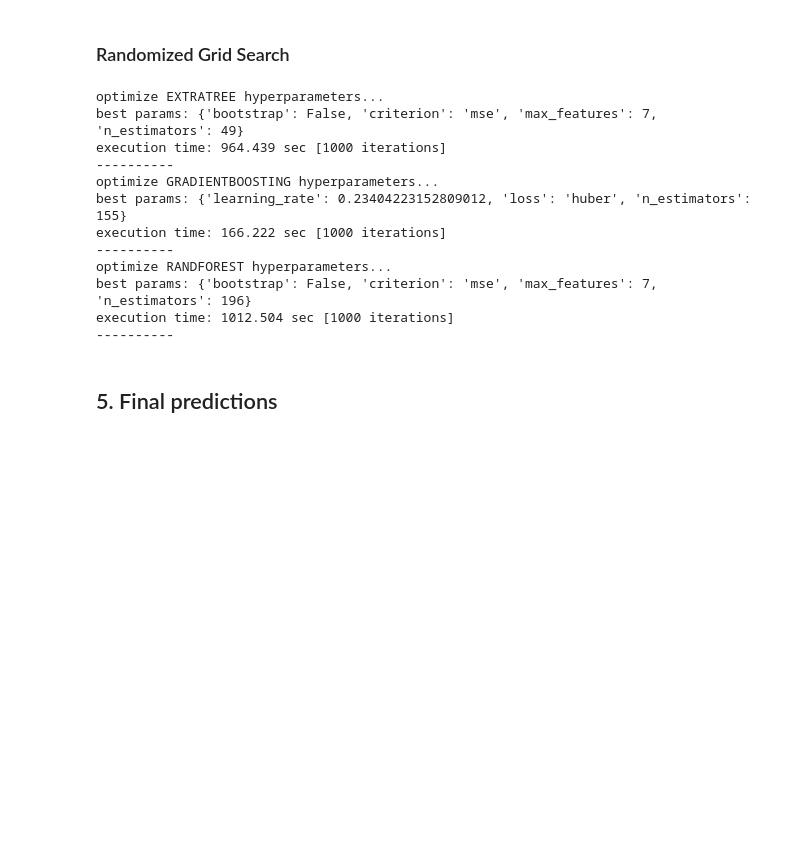
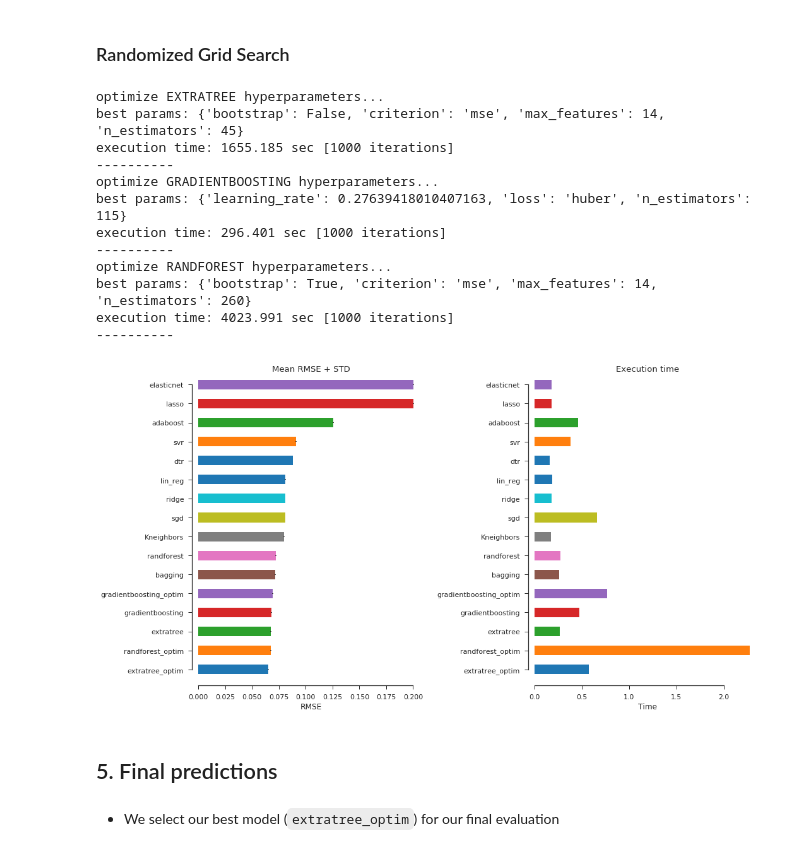
Before and after one commit to romainmartinez/mvc, a Jupyter notebook: 3_predict.ipynb, the cells around one changed output. Drawn from its saved outputs; the diff is of its cells as text; code cells hidden in the pictures; blank space fills up the shorter version.

```diff
--- a/3_predict.ipynb
+++ b/3_predict.ipynb
@@ -199,14 +187,14 @@ param_distrib = {}
 param_distrib['extratree'] = {
     'n_estimators': randint(low=1, high=200),
     'criterion': ['mse', 'mae'],
-    'max_features': randint(low=5, high=15),
+    'max_features': randint(low=10, high=25),
     'bootstrap': [True, False]
 }
 
 # gradient boosting
 param_distrib['gradientboosting'] = {
     'loss': ['ls', 'lad', 'huber', 'quantile'],
-    'learning_rate': uniform(0.03, 0.4),
+    'learning_rate': uniform(0.003, 0.4),
     'n_estimators': randint(low=50, high=300)
 }
 
@@ -214,7 +202,7 @@ param_distrib['gradientboosting'] = {
 param_distrib['randforest'] = {
     'n_estimators': randint(low=50, high=300),
     'criterion': ['mse', 'mae'],
-    'max_features': randint(low=5, high=15),
+    'max_features': randint(low=10, high=25),
     'bootstrap': [True, False]
 }
 # %%
@@ -232,8 +220,8 @@ for key, params in param_distrib.items():
     print(f'optimize {key.upper()} hyperparameters...')
     start = time.time()
     random_search[key] = RandomizedSearchCV(random_search_model[key], param_distributions=params,
-                                   n_iter=n_iter, cv=5, random_state=RANDOM_SEED,
-                                   scoring='neg_mean_squared_error', n_jobs=-1)
+                                            n_iter=n_iter, cv=5, random_state=RANDOM_SEED,
+                                            scoring='neg_mean_squared_error', n_jobs=-1)
 
     random_search[key].fit(X_train, np.ravel(y_train))
 
@@ -245,19 +233,49 @@ for key, params in param_distrib.items():
     print('-' * 10)
 # %% [output]
 optimize EXTRATREE hyperparameters...
-best params: {'bootstrap': False, 'criterion': 'mse', 'max_features': 7, 'n_estimators': 49}
-execution time: 964.439 sec [1000 iterations]
+best params: {'bootstrap': False, 'criterion': 'mse', 'max_features': 14, 'n_estimators': 45}
+execution time: 1655.185 sec [1000 iterations]
 ----------
 optimize GRADIENTBOOSTING hyperparameters...
-best params: {'learning_rate': 0.23404223152809012, 'loss': 'huber', 'n_estimators': 155}
-execution time: 166.222 sec [1000 iterations]
+best params: {'learning_rate': 0.27639418010407163, 'loss': 'huber', 'n_estimators': 115}
+execution time: 296.401 sec [1000 iterations]
 ----------
 optimize RANDFOREST hyperparameters...
-best params: {'bootstrap': False, 'criterion': 'mse', 'max_features': 7, 'n_estimators': 196}
-execution time: 1012.504 sec [1000 iterations]
+best params: {'bootstrap': True, 'criterion': 'mse', 'max_features': 14, 'n_estimators': 260}
+execution time: 4023.991 sec [1000 iterations]
 ----------
+# %%
+try:
+    optimized_params = {
+        'extratree': random_search['extratree'].best_params_,
+        'gradientboosting': random_search['gradientboosting'].best_params_,
+        'randforest': random_search['randforest'].best_params_
+    }
+except NameError:
+    optimized_params = {
+        'extratree': {'bootstrap': False, 'criterion': 'mse', 'max_features': 14, 'n_estimators': 45},
+        'gradientboosting': {'learning_rate': 0.27639418010407163, 'loss': 'huber', 'n_estimators': 115},
+        'randforest': {'bootstrap': True, 'criterion': 'mse', 'max_features': 14, 'n_estimators': 260}
+    }
+# %%
+# re-test optimized models with custom functions
+optimized_models = {
+    'extratree_optim': ExtraTreesRegressor(random_state=RANDOM_SEED, **optimized_params['extratree']),
+    'gradientboosting_optim': GradientBoostingRegressor(**optimized_params['gradientboosting']),
+    'randforest_optim': RandomForestRegressor(random_state=RANDOM_SEED, **optimized_params['randforest'])
+}
+
+models.update(optimized_models)
+
+optimized_model_test = TestandPlot(models)
+optimized_model_test.test(X_train, np.ravel(y_train), display=False)
+optimized_model_test.plot()
+# %% [output]
+[figure, added]
 # %% [markdown]
 ## 5. Final predictions
+# %% [markdown]
+- We select our best model (`extratree_optim`) for our final evaluation
 # %%
 from sklearn.metrics import mean_squared_error
 from sklearn.metrics import explained_variance_score
```
Also changed, not shown: parts of 20 cells of this notebook, 2 other files.
